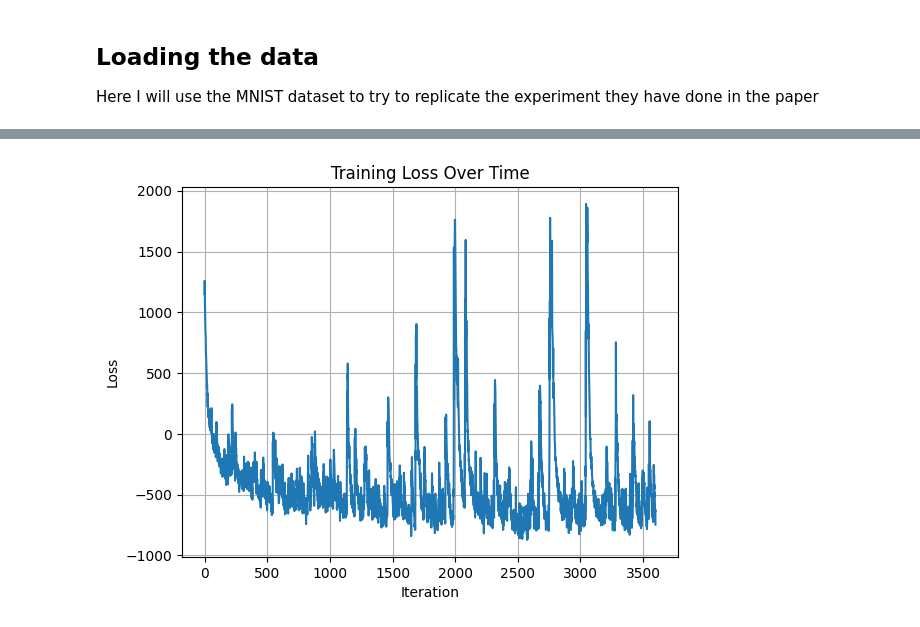
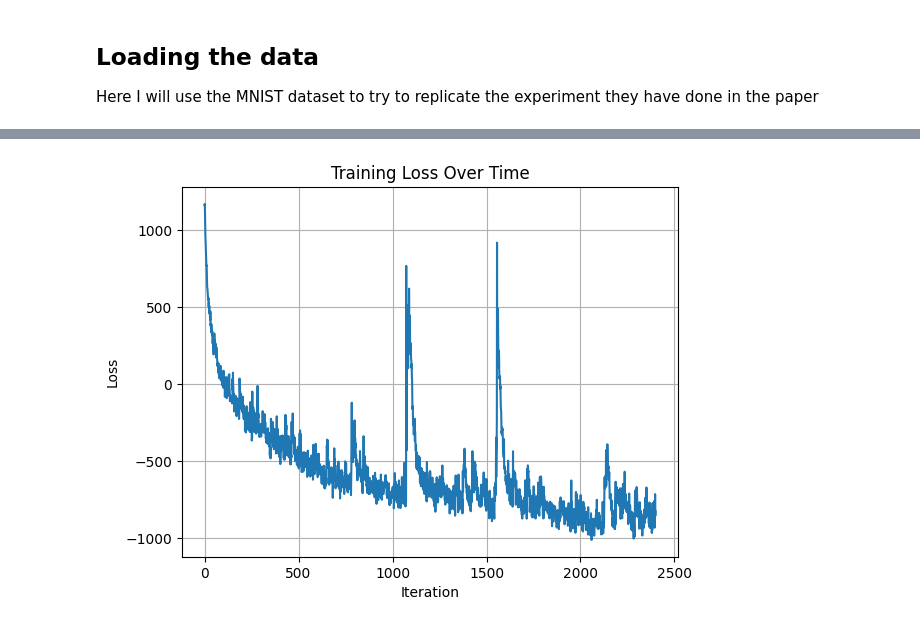
Before and after one commit to BosonicJustin/ML-Lab, a Jupyter notebook: Variational Autoencoder.ipynb, the cells around one changed output, grey strips where cells are left out. Cells and saved outputs as stored; diff of their text form; code cells hidden in the pictures.

```diff
--- a/Variational Autoencoder.ipynb
+++ b/Variational Autoencoder.ipynb
@@ -106,6 +106,6 @@ Classes shape: torch.Size([100])
 # %%
 # Training the encoder
-latent_dimension = 10  # One of the datapoints form the paper
+latent_dimension = 50  # One of the datapoints form the paper
 hidden_dimension = 500  # From the paper
 data_dimension = 28 * 28  # Flattened-out output dimension
 noise_size = 2  # Just to test out the non-trivial case of L > 1
@@ -129,8 +129,8 @@ def compute_kl_term(means_encoder, variances_encoder):
     return 0.5 * (latent_dimension + log_variances.sum(dim=-1) - variances.sum(dim=-1) - square_means.sum(dim=-1))
 
 def compute_log_likelihood(x, means_decoder, variances_decoder):
-    # See why you can do that in the below writeup - it has to do with the factorization of multivariate gaussian distribution
     # We are initializing many normal distributions in parallel
+    # We can do this because
     distributions = torch.distributions.Normal(
         loc=means_decoder,
         scale=torch.sqrt(variances_decoder).diagonal(dim1=-2, dim2=-1)
@@ -173,7 +173,13 @@ def train_step(x, encoder_mlp, decoder_mlp, noise_distribution, optimizer, step,
 
 # Initialize modules
 encoder_mlp = GaussianParameterMLP(data_dimension, hidden_dimension, latent_dimension)
+
+encoder_mlp.train()
+
 decoder_mlp = GaussianParameterMLP(latent_dimension, hidden_dimension, data_dimension)
+
+decoder_mlp.train()
+
 noise_distribution = torch.distributions.MultivariateNormal(
     torch.zeros(latent_dimension),
     covariance_matrix=torch.eye(latent_dimension)
@@ -182,12 +188,16 @@ optimizer = torch.optim.Adam(list(encoder_mlp.parameters()) + list(decoder_mlp.p
 
 # Main training loop with multiple epochs
 losses = []
-epochs = 6
+epochs = 4
 for epoch in range(epochs):
     print(f"Epoch {epoch+1}/{epochs}")
     for step, (images, _) in enumerate(train_loader):
         x = images.view(images.size(0), -1)  # Flatten the images into vectors
         train_step(x, encoder_mlp, decoder_mlp, noise_distribution, optimizer, step, losses)
+
+
+encoder_mlp.eval()
+decoder_mlp.eval()
 
 # Plot loss curve
 plt.plot(losses)
@@ -217 +227 @@ Step 580: Loss = -721.9533
-[figure, old version]
+[figure, new version]
```
Also changed, not shown: parts of 4 cells of this notebook.
